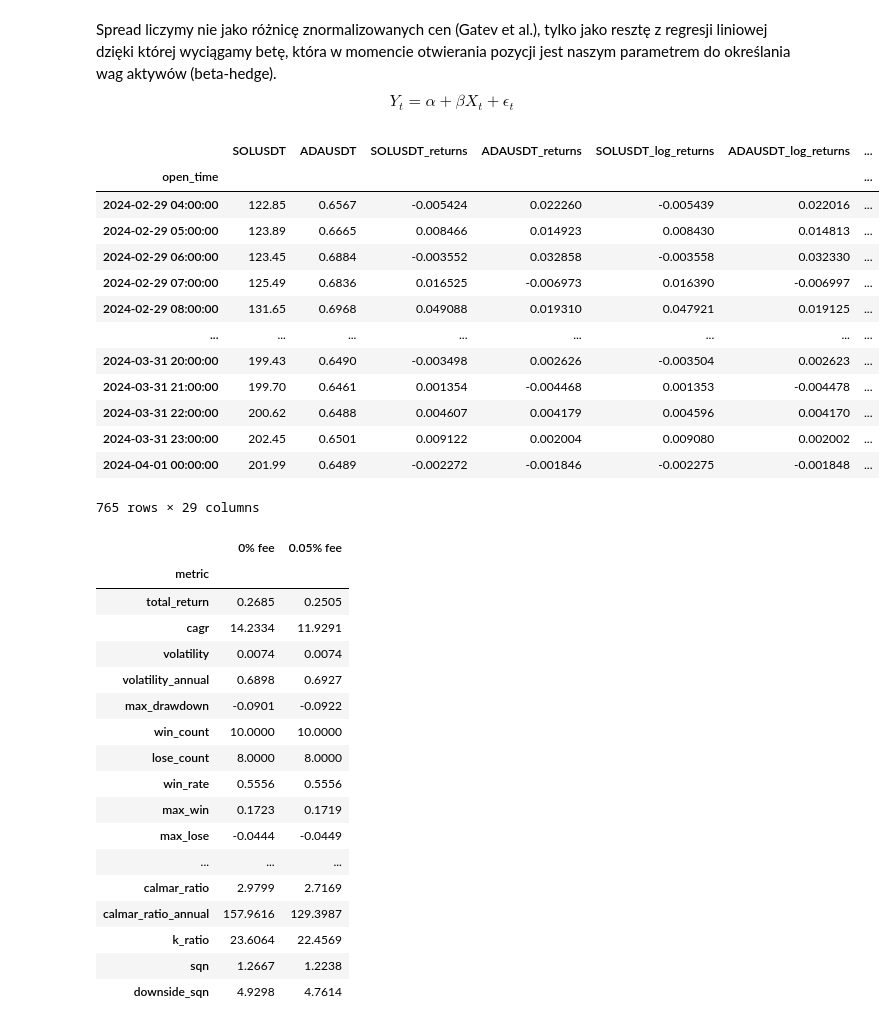
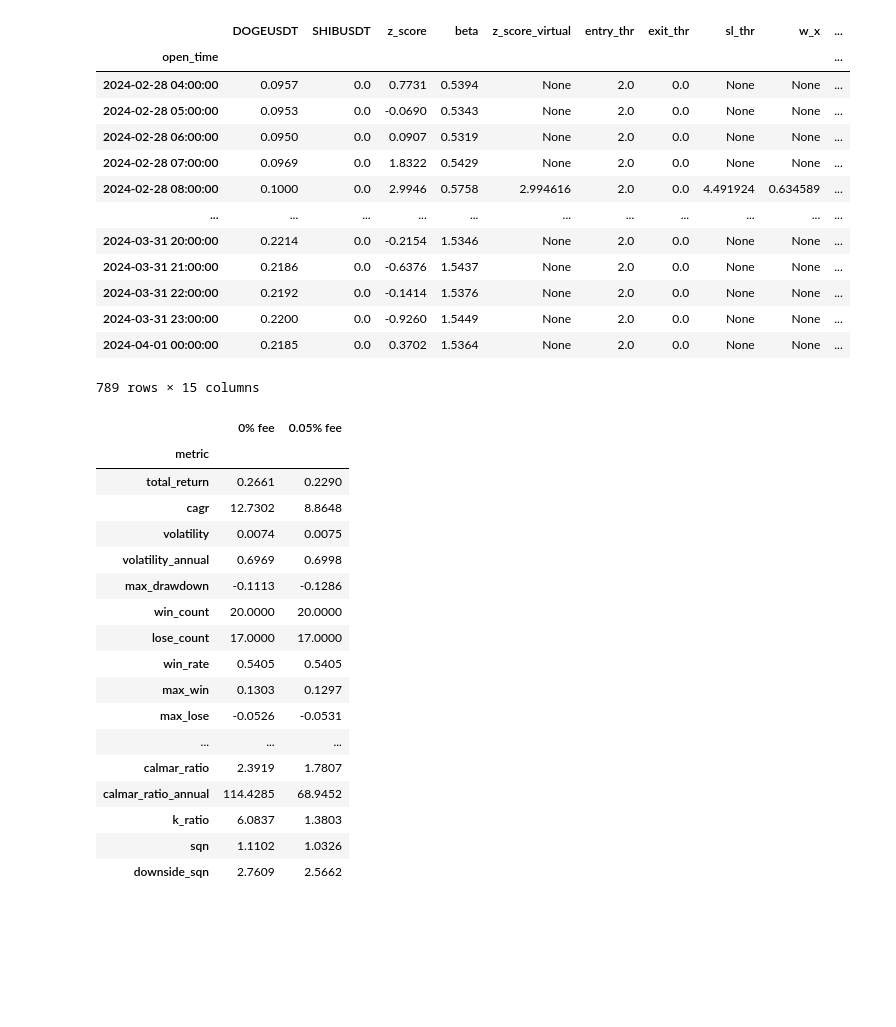
Before and after one commit to damianlebiedz/research-paper, a Jupyter notebook: notebooks/strategy.ipynb, the cells around one changed output. Saved outputs shown, nothing was run; the diff lists cells and outputs as text; code cells hidden in the pictures; blank space fills up the shorter version.

```diff
--- a/notebooks/strategy.ipynb
+++ b/notebooks/strategy.ipynb
@@ -9,8 +9,8 @@ from IPython.display import display
 tickers = ["BTCUSDT", "ETHUSDT", "BNBUSDT", "SOLUSDT", "XRPUSDT", "ADAUSDT", "AVAXUSDT", "DOGEUSDT", "TRXUSDT",
            "DOTUSDT", "LINKUSDT", "SHIBUSDT", "LTCUSDT", "BCHUSDT", "UNIUSDT"]
 # %%
-ps_start = "2024-03-01"
-ps_end = "2024-04-01"
+ps_start = "2024-02-01"
+ps_end = "2024-03-01"
 
 trading_start = "2024-03-01"
 trading_end = "2024-04-01"
@@ -32,5 +32,6 @@ from modules.pair_selection.statistical_tests import johansen_cointegration
 
 joh_df = johansen_cointegration(df)
 display(joh_df.head(5))
+tickers = joh_df.iloc[0:1, 0].tolist()
 # %% [output]
 |  | pair | trace_stat | crit_95 | crit_99 | trace_stat - crit_95 | trace_stat - crit_99 |
@@ -49,12 +50,11 @@ exit_threshold = 0
 stop_loss = 1.5 #1.5 of an entry threshold; 150%
 rolling_window = 100
 # %%
-# Load pair
+# Load pair and calculate returns
 from modules.data_services.data_pipeline import load_pair
 from modules.data_services.data_utils import pre_training_start, add_returns
 
 pt_start = pre_training_start(start=trading_start, interval=interval, rolling_window_steps=rolling_window)
 
-# data = load_pair(x=pairs_2[0].split('-')[0], y=pairs_2[0].split('-')[1], start=pt_start, end=trading_end, interval=interval)
-pair = load_pair(x='SOLUSDT', y='ADAUSDT', start=pt_start, end=trading_end, interval=interval)
-add_returns(pair) # TODO: UWAGA - UCINA PIERWSZY WIERSZ; BRAĆ START O 1 INTERWAŁ MNIEJSZY
+pair = load_pair(x=tickers[0].split('-')[0], y=tickers[0].split('-')[1], start=pt_start, end=trading_end, interval=interval)
+add_returns(pair)
@@ -79,30 +61,27 @@ open_time
-# %% [markdown]
-Spread liczymy nie jako różnicę znormalizowanych cen (Gatev et al.), tylko jako resztę z regresji liniowej dzięki której wyciągamy betę, która w momencie otwierania pozycji jest naszym parametrem do określania wag aktywów (beta-hedge).
-$$Y_t = \alpha + \beta X_t + \epsilon_t$$
 # %%
 # Run strategy
 from modules.performance.strategy import run_strategy
 
 pair.fee_rate = fee_rate
 pair.initial_cash = initial_cash
 
-run_strategy(pair, rolling_window, entry_threshold, exit_threshold, stop_loss, position_size, is_spread=False, static_hedge=True, source="prices")
-pair.data
+run_strategy(pair, rolling_window, entry_threshold, exit_threshold, stop_loss, position_size, is_spread=False, static_hedge=True, source="log_returns")
+pair.data.drop(columns=['total_return', 'total_fees', 'net_return'])
 # %% [output]
-|  | SOLUSDT | ADAUSDT | SOLUSDT_returns | ADAUSDT_returns | SOLUSDT_log_returns | ADAUSDT_log_returns | ... |
-| open_time |  |  |  |  |  |  | ... |
-| 2024-02-29 04:00:00 | 122.85 | 0.6567 | -0.005424 | 0.022260 | -0.005439 | 0.022016 | ... |
-| 2024-02-29 05:00:00 | 123.89 | 0.6665 | 0.008466 | 0.014923 | 0.008430 | 0.014813 | ... |
-| 2024-02-29 06:00:00 | 123.45 | 0.6884 | -0.003552 | 0.032858 | -0.003558 | 0.032330 | ... |
-| 2024-02-29 07:00:00 | 125.49 | 0.6836 | 0.016525 | -0.006973 | 0.016390 | -0.006997 | ... |
-| 2024-02-29 08:00:00 | 131.65 | 0.6968 | 0.049088 | 0.019310 | 0.047921 | 0.019125 | ... |
-| ... | ... | ... | ... | ... | ... | ... | ... |
-| 2024-03-31 20:00:00 | 199.43 | 0.6490 | -0.003498 | 0.002626 | -0.003504 | 0.002623 | ... |
-| 2024-03-31 21:00:00 | 199.70 | 0.6461 | 0.001354 | -0.004468 | 0.001353 | -0.004478 | ... |
-| 2024-03-31 22:00:00 | 200.62 | 0.6488 | 0.004607 | 0.004179 | 0.004596 | 0.004170 | ... |
-| 2024-03-31 23:00:00 | 202.45 | 0.6501 | 0.009122 | 0.002004 | 0.009080 | 0.002002 | ... |
-| 2024-04-01 00:00:00 | 201.99 | 0.6489 | -0.002272 | -0.001846 | -0.002275 | -0.001848 | ... |
+|  | DOGEUSDT | SHIBUSDT | z_score | beta | z_score_virtual | entry_thr | exit_thr | sl_thr | w_x | ... |
+| open_time |  |  |  |  |  |  |  |  |  | ... |
+| 2024-02-28 04:00:00 | 0.0957 | 0.0 | 0.7731 | 0.5394 | None | 2.0 | 0.0 | None | None | ... |
+| 2024-02-28 05:00:00 | 0.0953 | 0.0 | -0.0690 | 0.5343 | None | 2.0 | 0.0 | None | None | ... |
+| 2024-02-28 06:00:00 | 0.0950 | 0.0 | 0.0907 | 0.5319 | None | 2.0 | 0.0 | None | None | ... |
+| 2024-02-28 07:00:00 | 0.0969 | 0.0 | 1.8322 | 0.5429 | None | 2.0 | 0.0 | None | None | ... |
+| 2024-02-28 08:00:00 | 0.1000 | 0.0 | 2.9946 | 0.5758 | 2.994616 | 2.0 | 0.0 | 4.491924 | 0.634589 | ... |
+| ... | ... | ... | ... | ... | ... | ... | ... | ... | ... | ... |
+| 2024-03-31 20:00:00 | 0.2214 | 0.0 | -0.2154 | 1.5346 | None | 2.0 | 0.0 | None | None | ... |
+| 2024-03-31 21:00:00 | 0.2186 | 0.0 | -0.6376 | 1.5437 | None | 2.0 | 0.0 | None | None | ... |
+| 2024-03-31 22:00:00 | 0.2192 | 0.0 | -0.1414 | 1.5376 | None | 2.0 | 0.0 | None | None | ... |
+| 2024-03-31 23:00:00 | 0.2200 | 0.0 | -0.9260 | 1.5449 | None | 2.0 | 0.0 | None | None | ... |
+| 2024-04-01 00:00:00 | 0.2185 | 0.0 | 0.3702 | 1.5364 | None | 2.0 | 0.0 | None | None | ... |
-765 rows × 29 columns
+789 rows × 15 columns
 # %%
 # Calculate statistics
 from modules.performance.strategy import calculate_stats
@@ -112,22 +91,22 @@ pair.stats
 # %% [output]
 |  | 0% fee | 0.05% fee |
 | metric |  |  |
-| total_return | 0.2685 | 0.2505 |
-| cagr | 14.2334 | 11.9291 |
-| volatility | 0.0074 | 0.0074 |
-| volatility_annual | 0.6898 | 0.6927 |
-| max_drawdown | -0.0901 | -0.0922 |
-| win_count | 10.0000 | 10.0000 |
-| lose_count | 8.0000 | 8.0000 |
-| win_rate | 0.5556 | 0.5556 |
-| max_win | 0.1723 | 0.1719 |
-| max_lose | -0.0444 | -0.0449 |
+| total_return | 0.2661 | 0.2290 |
+| cagr | 12.7302 | 8.8648 |
+| volatility | 0.0074 | 0.0075 |
+| volatility_annual | 0.6969 | 0.6998 |
+| max_drawdown | -0.1113 | -0.1286 |
+| win_count | 20.0000 | 20.0000 |
+| lose_count | 17.0000 | 17.0000 |
+| win_rate | 0.5405 | 0.5405 |
+| max_win | 0.1303 | 0.1297 |
+| max_lose | -0.0526 | -0.0531 |
 | ... | ... | ... |
-| calmar_ratio | 2.9799 | 2.7169 |
-| calmar_ratio_annual | 157.9616 | 129.3987 |
-| k_ratio | 23.6064 | 22.4569 |
-| sqn | 1.2667 | 1.2238 |
-| downside_sqn | 4.9298 | 4.7614 |
+| calmar_ratio | 2.3919 | 1.7807 |
+| calmar_ratio_annual | 114.4285 | 68.9452 |
+| k_ratio | 6.0837 | 1.3803 |
+| sqn | 1.1102 | 1.0326 |
+| downside_sqn | 2.7609 | 2.5662 |
 # %%
 # Visualization
 from modules.visualization.plots import plot_pnl, plot_positions, plot_zscore
```
Also changed, not shown: parts of 3 cells of this notebook, 5 other files.
